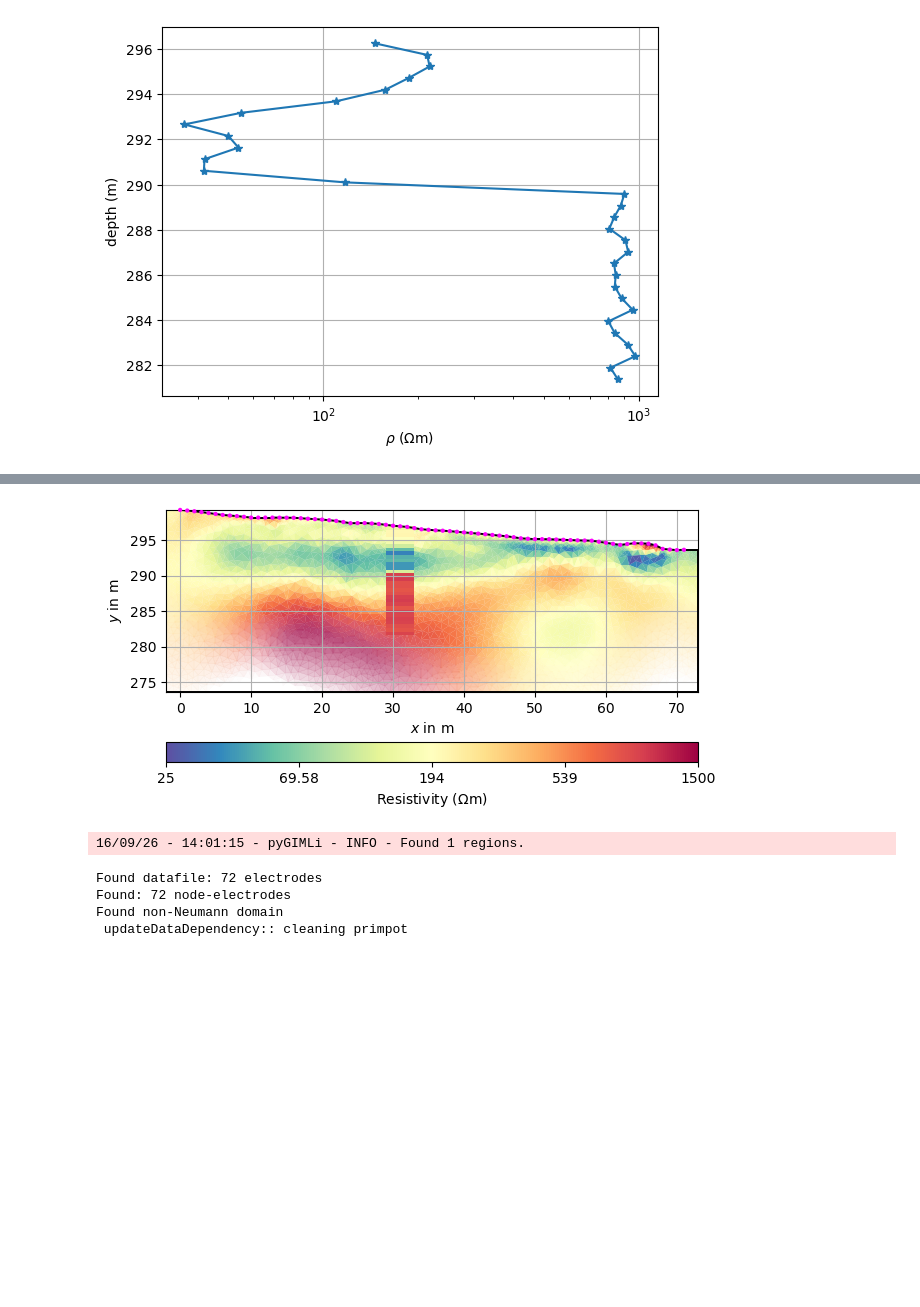
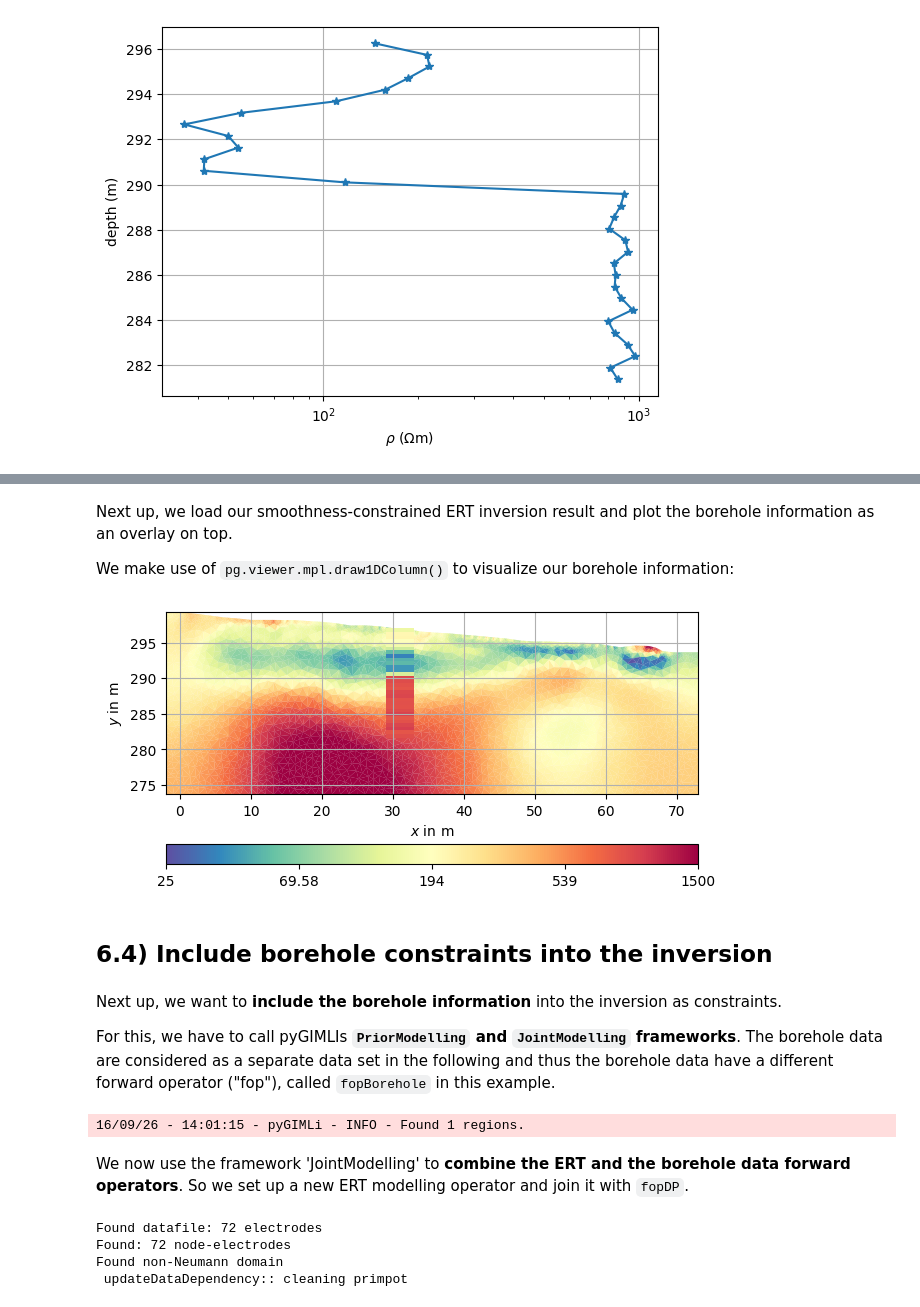
Before and after one commit to gimli-org/nsg26, a Jupyter notebook: 02_advanced_regularization/borehole_constraint.ipynb, the cells around one changed output, grey strips where cells are left out. Saved outputs shown, nothing was run; the diff lists cells and outputs as text; code cells hidden in the pictures; blank space fills up the shorter version.

```diff
--- a/02_advanced_regularization/borehole_constraint.ipynb
+++ b/02_advanced_regularization/borehole_constraint.ipynb
@@ -100,21 +54,32 @@ No primary potential for secondary field calculation with topography.
+# %% [markdown]
+Next up, we load our smoothness-constrained ERT inversion result and plot the borehole information as an overlay on top.
+
+We make use of `pg.viewer.mpl.draw1DColumn()` to visualize our borehole information:
 # %%
 from pygimli.viewer.mpl import draw1DColumn
 
+smooth_ERT = pg.load("../data/inv_ERT.vtk")
 
 kw = dict(
     cMin=25, cMax=1500, logScale=True, cMap="Spectral_r",
     xlabel="x (m)", ylabel="y (m)")
-ax, cb = mgr.showResult(**kw)
+ax, cb = pg.show(smooth_ERT, smooth_ERT["Resistivity"], **kw)
 zz = np.abs(z[::-1])
 iz = np.argsort(z[::-1])
 dz = np.diff(zz[iz])
 thk = np.hstack([dz, dz[-1]])
 ztop = -zz[iz[0]]-dz[0]/2
 colkw = dict(x=x[0], val=r[iz], thk=thk, width=4, ztopo=-ztop+sum(thk))
 draw1DColumn(ax, **colkw, **kw)
 ax.grid(True)
 # %% [output]
-[figure, old version]
+[figure, new version]
+# %% [markdown]
+## 6.4) Include borehole constraints into the inversion
+# %% [markdown]
+Next up, we want to **include the borehole information** into the inversion as constraints.
+
+For this, we have to call pyGIMLIs **`PriorModelling` and `JointModelling` frameworks**. The borehole data are considered as a separate data set in the following and thus the borehole data have a different forward operator ("fop"), called `fopBorehole` in this example.
 # %%
 from pygimli.frameworks import PriorModelling, JointModelling
 posVec = [pg.Pos(pos) for pos in zip(x, z)]
@@ -124,5 +89,7 @@ fopDP = PriorModelling(para, posVec)
 # %% [output]
 16/09/26 - 14:01:15 - pyGIMLi - INFO - Found 1 regions.
+# %% [markdown]
+We now use the framework 'JointModelling' to **combine the ERT and the borehole data forward operators**. So we set up a new ERT modelling operator and join it with `fopDP`.
 # %%
 # fopERT = ert.ERTModelling()
 # fopERT.setMesh(mesh)
```
Also changed, not shown: parts of 15 cells of this notebook, 2 other files.
